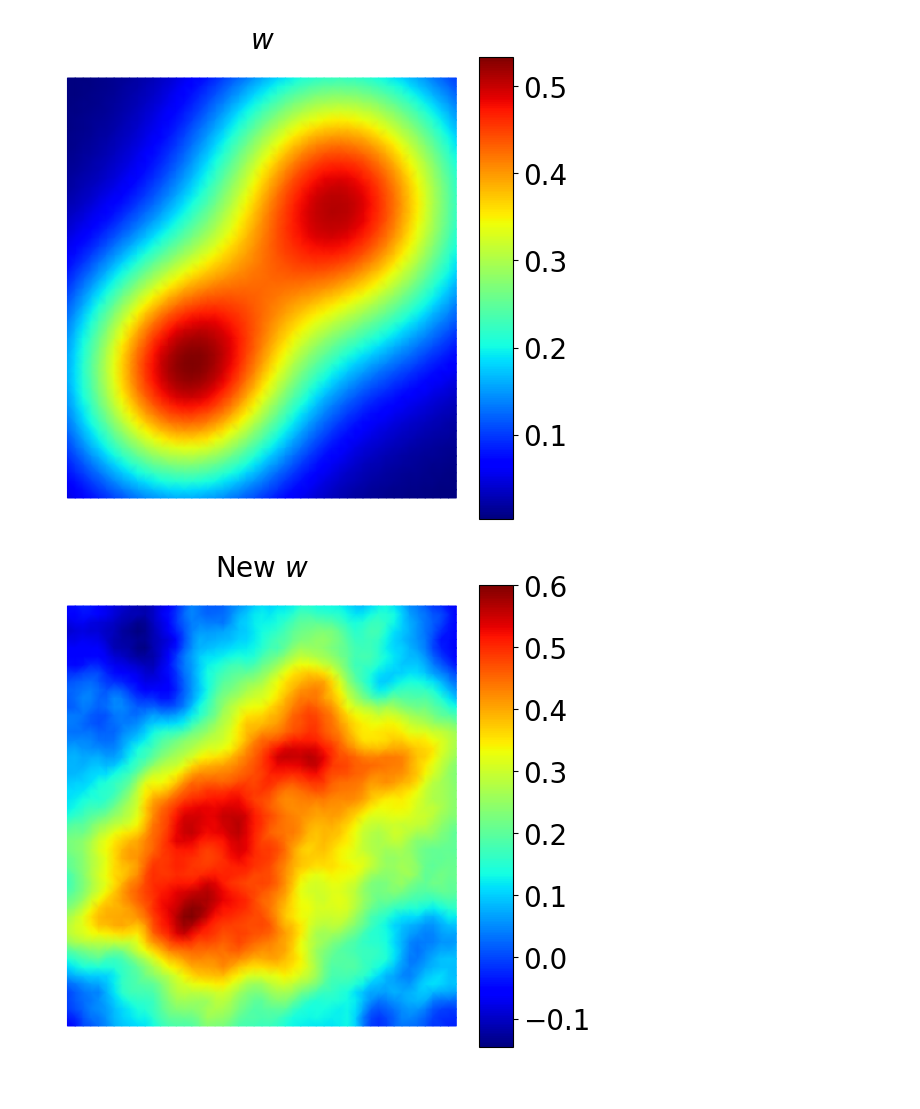
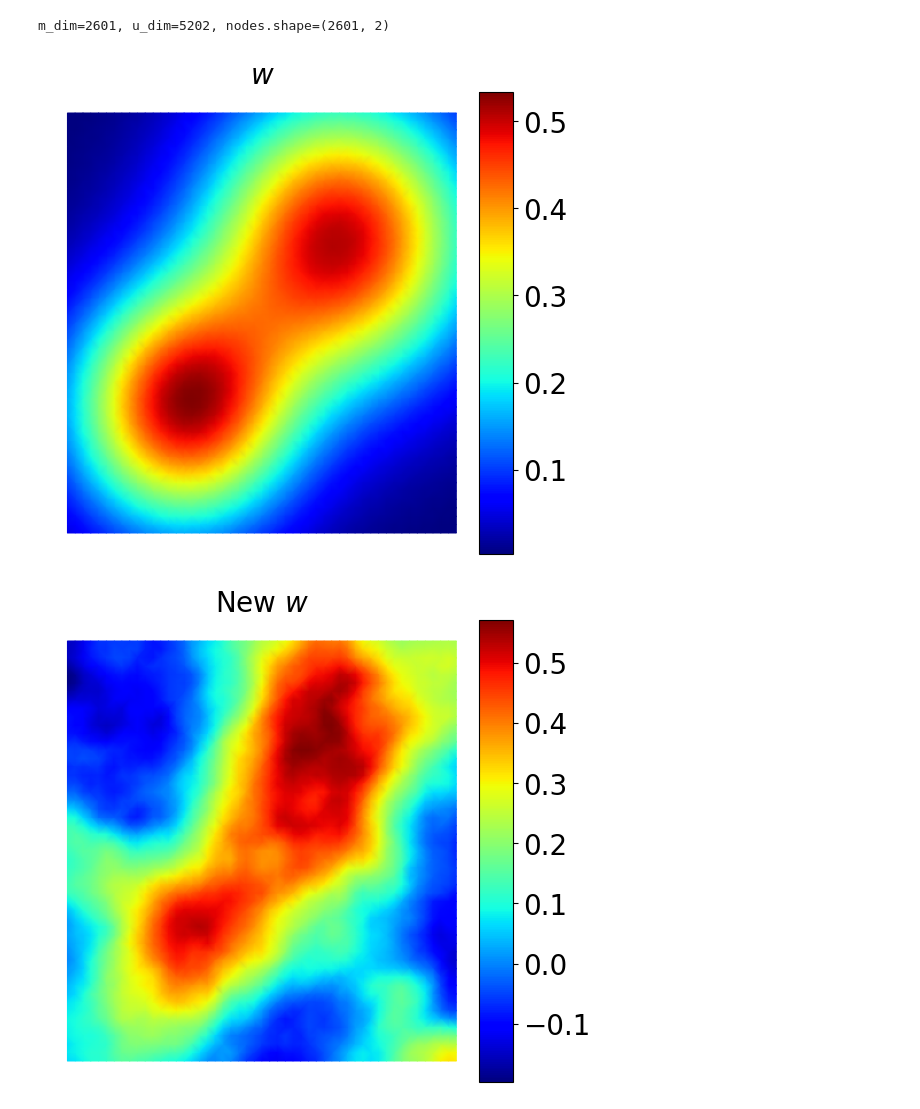
Before and after one commit to CEADpx/neural_operators, a Jupyter notebook: survey_work/applications/bayesian_inverse_problem_linear_elasticity/Generate_GroundTruth.ipynb, the cells around one changed output. Drawn from its saved outputs; the diff is of its cells as text; code cells hidden in the pictures.

Commit message:
Fenicsx port: update bayesian inference involving linear elasticity model

```diff
--- a/survey_work/applications/bayesian_inverse_problem_linear_elasticity/Generate_GroundTruth.ipynb
+++ b/survey_work/applications/bayesian_inverse_problem_linear_elasticity/Generate_GroundTruth.ipynb
@@ -43,0 +42,3 @@ if not os.path.exists(results_dir):
+# %%
+results_dir = os.path.join(NOTEBOOK_DIR, "Results/ground_truth")
+os.makedirs(results_dir, exist_ok=True)
@@ -44,77 +47,61 @@ if not os.path.exists(results_dir):
 # %%
 prior_ac = 0.005
 prior_cc = 0.2
-prior_logn_scale = 100.
-prior_logn_translate = 1000.
+prior_logn_scale = 100.0
+prior_logn_translate = 1000.0
 nx, ny = 50, 50
 fe_order = 1
-data_prefix = 'LinearElasticity'
 
 # create mesh
-mesh = dl.UnitSquareMesh(nx, ny)
+domain = mesh.create_unit_square(MPI.COMM_WORLD, nx, ny, cell_type=CellType.triangle)
 
 # create function spaces
-Vm = dl.FunctionSpace(mesh, 'Lagrange', fe_order)
-Vu = dl.VectorFunctionSpace(mesh, "Lagrange", fe_order)
+Vm = functionspace(domain, ("Lagrange", fe_order))
+Vu = functionspace(domain, ("Lagrange", fe_order, (2,)))
 
 # create prior sampler
 prior_sampler = PriorSampler(Vm, prior_ac, prior_cc, seed)
+
+# create a model
+model = LinearElasticityModel(Vm, Vu, prior_sampler, prior_logn_scale, prior_logn_translate, seed)
+nodes = model.m_nodes
+print(f"m_dim={model.m_dim}, u_dim={model.u_dim}, nodes.shape={nodes.shape}")
+# %% [output]
+m_dim=2601, u_dim=5202, nodes.shape=(2601, 2)
 # %%
-# create a function
-def w_field(x):
-    xc, yc, r = 0.35, 0.65, 0.2
-    vin, vout = 0.3, -0.3
-    a, b = vin, np.log(vin - vout)
-    tol = 1.e-12
-
-    # check relative position of point x
-    xx, yy = x[0] - xc, x[1] - yc
-    f = (r*r - xx*xx - yy*yy)/(r*r)
-
-    # set values
-    if f < 1.+tol:
-        # return -0.2*(2*check + 1)
-        return a*np.exp(-b*f)
-    else:
-        return vout
-
 def multi_mode_w_field(x):
     vin, vout = 0.3, -0.3
     a, b = vin, np.log(vin - vout)
-    tol = 1.e-12
-
+    tol = 1.0e-12
     xc = [[0.7, 0.7, 0.24], [0.3, 0.3, 0.2]]
-
-
-    # check relative position of point x
-    val = 0.
+    val = 0.0
     for i in range(len(xc)):
         xx, yy = x[0] - xc[i][0], x[1] - xc[i][1]
         r = xc[i][2]
-        f = (r*r - xx*xx - yy*yy)/(r*r)
-        if f < 1.+tol:
-            val = val + a*np.exp(-b*f)
+        f = (r * r - xx * xx - yy * yy) / (r * r)
+        if f < 1.0 + tol:
+            val = val + a * np.exp(-b * f)
         else:
             val = val + vout
     return val
 
-w_fn = dl.Function(Vm)
-w = function_to_vertex(w_fn, None, prior_sampler.V)
-w[:] = np.array([multi_mode_w_field(x) for x in mesh.coordinates()])
+w = np.array([multi_mode_w_field(x) for x in nodes])
+quick_field_plot(w, nodes, title=r"$w$")
 
-quick_field_plot(w, mesh.coordinates(), title=r'$w$')
-
-w = w + 0.5*prior_sampler()[0]
-
-quick_field_plot(w, mesh.coordinates(), title=r'New $w$')
+w = w + 0.5 * prior_sampler()[0]
+quick_field_plot(w, nodes, title=r"New $w$")
 
 save_w = False
 if save_w:
-    np.save(results_dir + 'w_true.npy', w)
-    quick_field_plot(w, mesh.coordinates(), title=r'True $w$')
+    np.save(os.path.join(results_dir, "w_true.npy"), w)
+    quick_field_plot(w, nodes, title=r"True $w$")
 else:
-    w_true = np.load(results_dir + 'w_true.npy')
-    quick_field_plot(w_true, mesh.coordinates(), title=r'True $w$')
+    w_path = os.path.join(results_dir, "w_true.npy")
+    if os.path.exists(w_path):
+        w = np.load(w_path)
+    else:
+        np.save(w_path, w)
+    quick_field_plot(w, nodes, title=r"True $w$")
 # %% [output]
 [figure]
-[figure, old version]
+[figure, new version]
```
Also changed, not shown: parts of 19 cells of this notebook, 1 other file.
